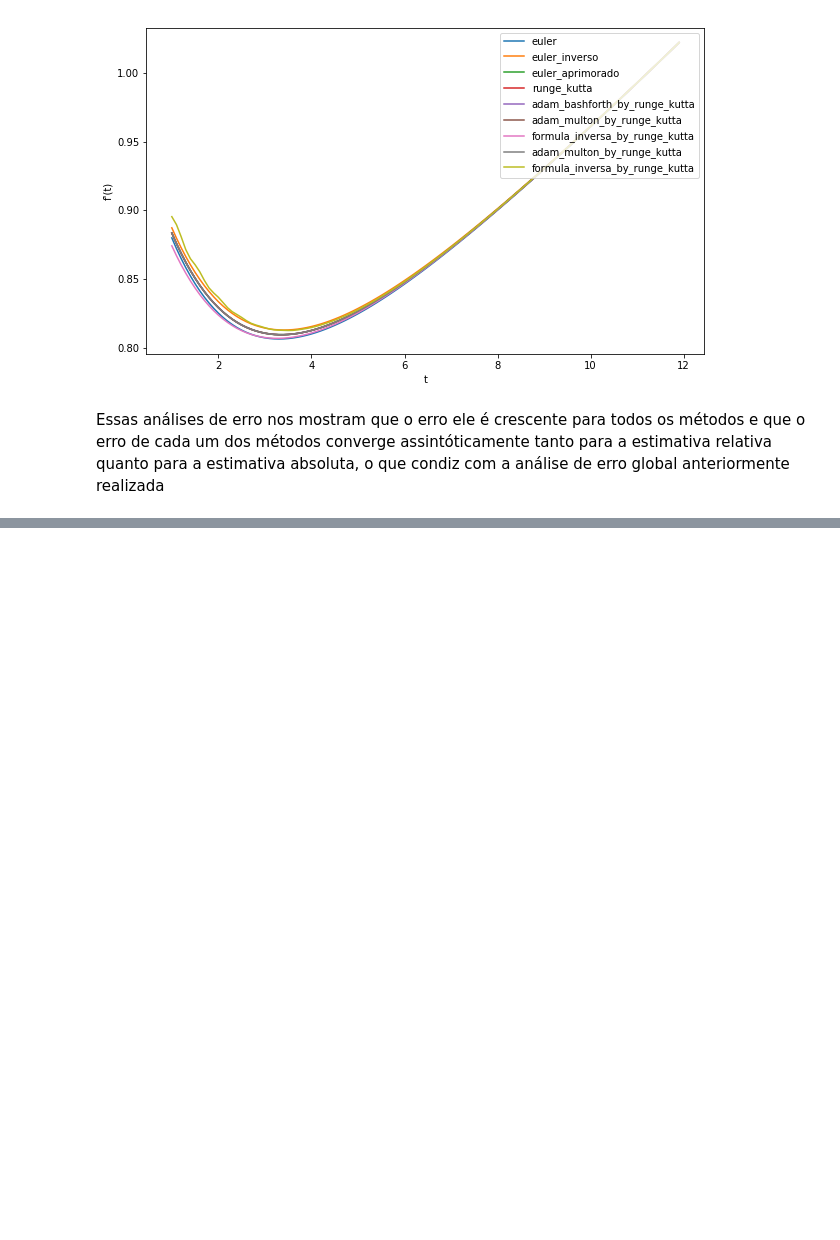
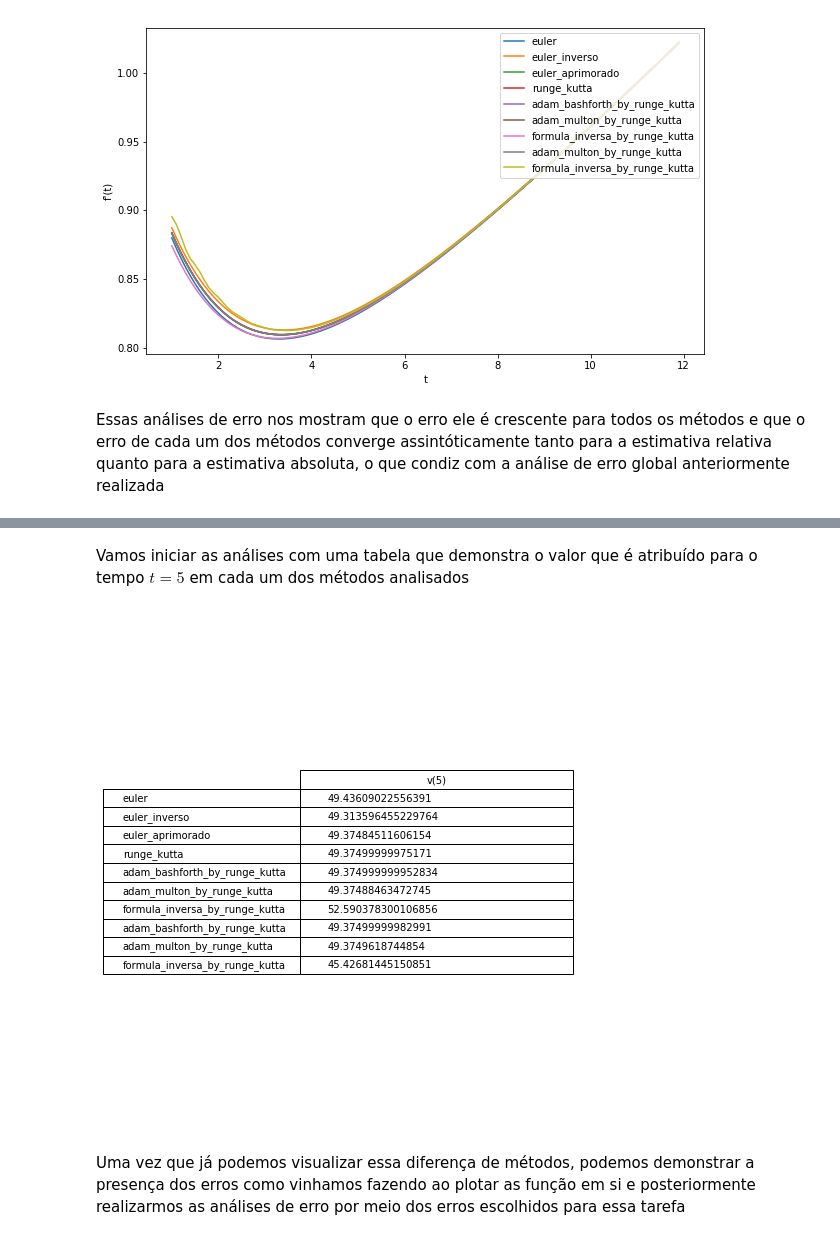
Before and after one commit to MiniMarvin/metodos_v2, a Jupyter notebook: Código-Copy1.ipynb, the cells around one changed output, grey strips where cells are left out. Cells and saved outputs as stored; diff of their text form; code cells hidden in the pictures; blank space fills up the shorter version.

````diff
--- a/Código-Copy1.ipynb
+++ b/Código-Copy1.ipynb
@@ -1313,4 +1313,22 @@ def rms_error(fname, callback):
             error = np.sqrt(sum([(b - a)**2 for a, b in zip(callback(x), y_axis)]))
             lst += [(method, error)]
     return zip(*lst)
+# %%
+def table_plot(fname, point):
+    lst = []
+    with open(fname, "r") as f:
+        for line in f:
+            ## filter any multiple spaces
+            line = ' '.join(line.split('  '))
+            points = route_method(line)
+
+            method = line.split(' ')[0]
+            t_axis, y_axis = zip(*points)
+
+            n = len(t_axis)
+            h = float(t_axis[1] - t_axis[0])
+
+            val = y_axis[point]
+            lst += [(method, val)]
+    return zip(*lst)
 # %% [markdown]
@@ -1545,6 +1540,31 @@ adam_bashforth_by_runge_kutta 0 0 0.5 20 (2000-2*y)/(200-t) 8
 adam_multon_by_runge_kutta 0 0 0.5 20 (2000-2*y)/(200-t) 8
 formula_inversa_by_runge_kutta 0 0 0.5 20 (2000-2*y)/(200-t) 6
 ```
+# %% [markdown]
+Vamos iniciar as análises com uma tabela que demonstra o valor que é atribuído para o tempo $t=5$ em cada um dos métodos analisados
+# %%
+name, val = table_plot("entrada_q3.txt", 10)
+fig, ax = plt.subplots()
+
+# Hide axes
+ax.xaxis.set_visible(False)
+ax.yaxis.set_visible(False)
+ax.axis('off')
+ax.axis('tight')
+
+ax.table(cellText=[[str(a)] for a in val],
+         cellLoc='left',
+         rowLabels=name,
+         colLabels=["v(5)"],
+         loc='center')
+fig.tight_layout()
+# fig.patch.set_visible(False)
+plt.subplots_adjust(left=0.6, top=1.2)
+plt.show()
+# %% [output]
+[figure, added]
+# %% [markdown]
+Uma vez que já podemos visualizar essa diferença de métodos, podemos demonstrar a presença dos erros como vinhamos fazendo ao plotar as função em si e posteriormente realizarmos as análises de erro por meio dos erros escolhidos para essa tarefa
 # %%
 main("entrada_q3.txt", lambda t : (2000 - (200-t)**2/20)/2)
 # %% [output]
````
Also changed, not shown: parts of 10 cells of this notebook, 1 other file.
